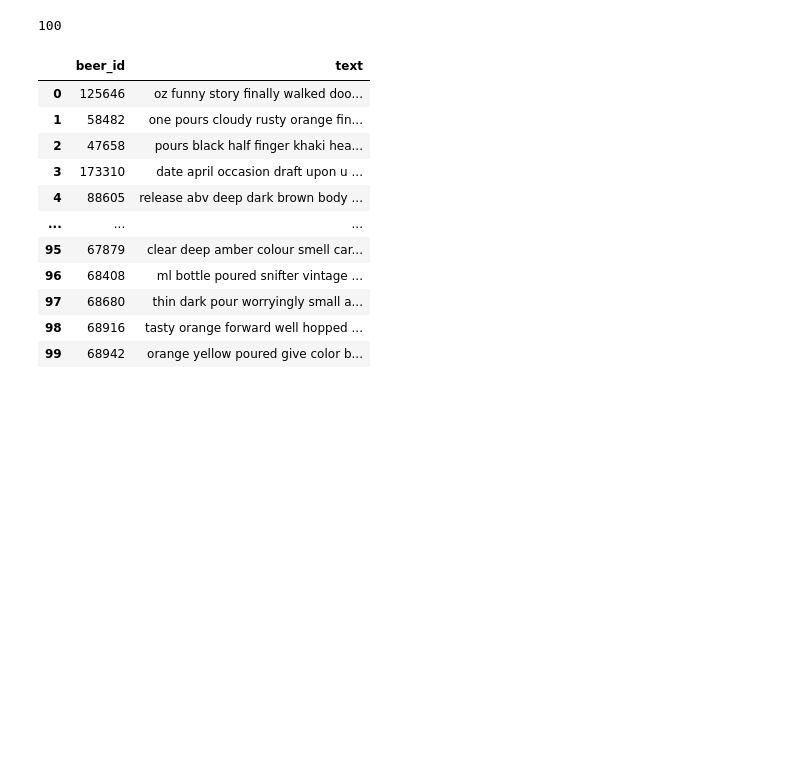
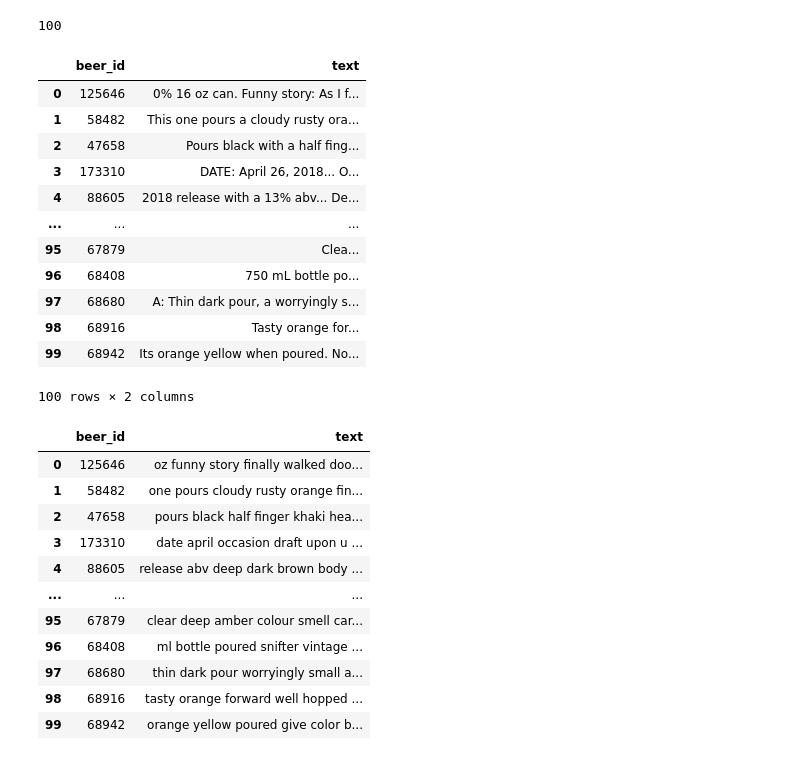
Before and after one commit to ltexp1998/zytholic_project, a Jupyter notebook: notebooks/Tfourny_Reviews_preproc.ipynb, the cells around one changed output. Cells and saved outputs as stored; diff of their text form; code cells hidden in the pictures; blank space fills up the shorter version.

```diff
--- a/notebooks/Tfourny_Reviews_preproc.ipynb
+++ b/notebooks/Tfourny_Reviews_preproc.ipynb
@@ -11,6 +13,22 @@ dfrev = dfrev.drop(columns='Unnamed: 0')
 dfrev['beer_id'].nunique()
 # %% [output]
 100
+# %%
+dfrev
+# %% [output]
+|  | beer_id | text |
+| 0 | 125646 | 0% 16 oz can. Funny story: As I f... |
+| 1 | 58482 | This one pours a cloudy rusty ora... |
+| 2 | 47658 | Pours black with a half fing... |
+| 3 | 173310 | DATE: April 26, 2018... O... |
+| 4 | 88605 | 2018 release with a 13% abv... De... |
+| ... | ... | ... |
+| 95 | 67879 | Clea... |
+| 96 | 68408 | 750 mL bottle po... |
+| 97 | 68680 | A: Thin dark pour, a worryingly s... |
+| 98 | 68916 | Tasty orange for... |
+| 99 | 68942 | Its orange yellow when poured. No... |
+100 rows × 2 columns
 # %%
 #Regroup and join review by beer_id
 #dfrev['score'] = dfrev.groupby(['beer_id'])['score'].transform(lambda x : np.mean(x))
```
Also changed, not shown: parts of 4 cells of this notebook, 1 other file.
